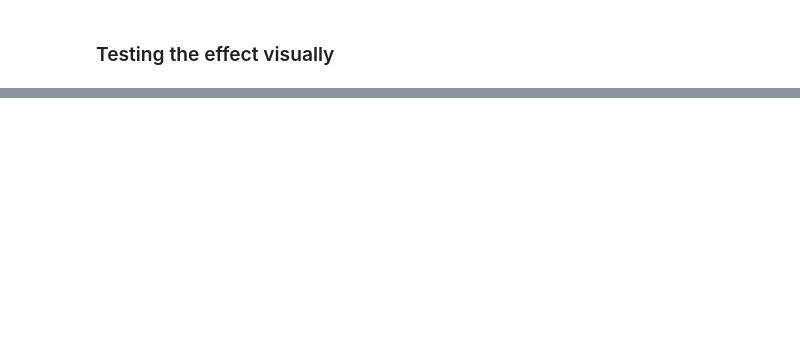
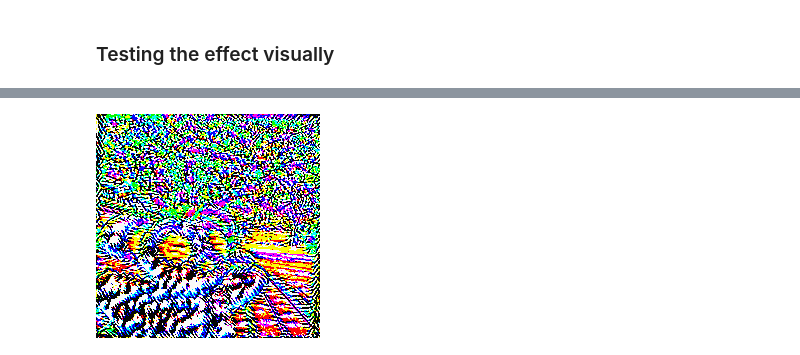
Before and after one commit to raynardj/python4ml, a Jupyter notebook: experiments/Adversarial_Attack.ipynb, the cells around one changed output, grey strips where cells are left out. Cells and saved outputs as stored; diff of their text form; code cells hidden in the pictures; blank space fills up the shorter version.

```diff
--- a/experiments/Adversarial_Attack.ipynb
+++ b/experiments/Adversarial_Attack.ipynb
@@ -237,0 +281,5 @@ noise.max(), noise.min()
+# %%
+noise, image_interfered  = interfere(image_tensor)
+toimage(noise)
+# %% [output]
+[figure, added]
```
Also changed, not shown: parts of 21 cells of this notebook.
